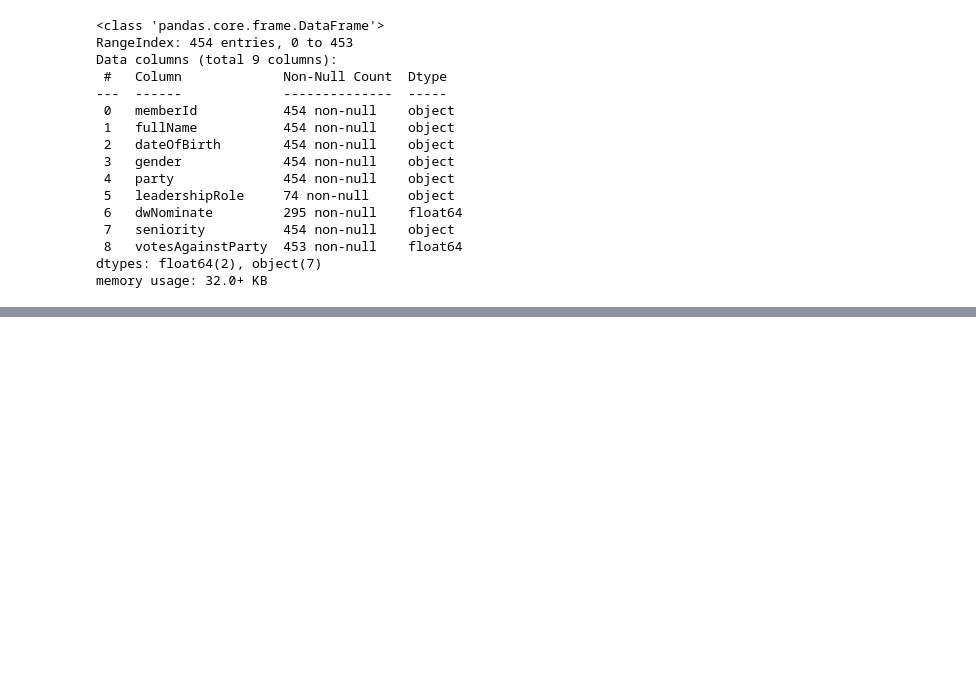
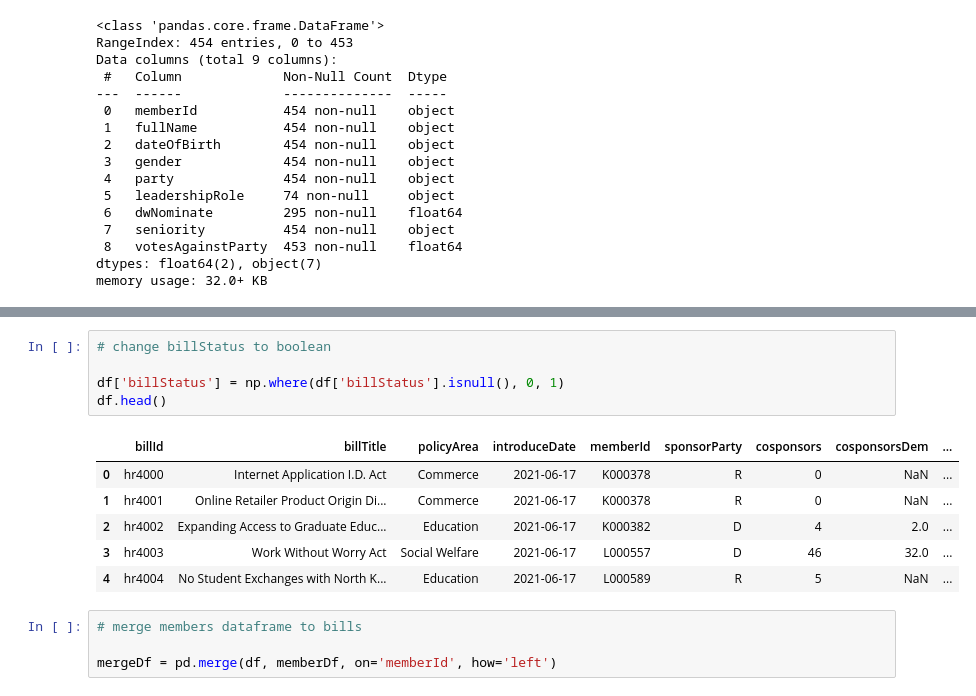
Before and after one commit to brianmulyadi/Designing-Data-Products, a Jupyter notebook: dataset.ipynb, the cells around one changed output, grey strips where cells are left out. Drawn from its saved outputs; the diff is of its cells as text; blank space fills up the shorter version.

```diff
--- a/dataset.ipynb
+++ b/dataset.ipynb
@@ -143 +168,17 @@ memory usage: 93.8+ KB
+# %%
+# change billStatus to boolean
+
+df['billStatus'] = np.where(df['billStatus'].isnull(), 0, 1)
+df.head()
+# %% [output]
+|  | billId | billTitle | policyArea | introduceDate | memberId | sponsorParty | cosponsors | cosponsorsDem | ... |
+| 0 | hr4000 | Internet Application I.D. Act | Commerce | 2021-06-17 | K000378 | R | 0 | NaN | ... |
+| 1 | hr4001 | Online Retailer Product Origin Di... | Commerce | 2021-06-17 | K000378 | R | 0 | NaN | ... |
+| 2 | hr4002 | Expanding Access to Graduate Educ... | Education | 2021-06-17 | K000382 | D | 4 | 2.0 | ... |
+| 3 | hr4003 | Work Without Worry Act | Social Welfare | 2021-06-17 | L000557 | D | 46 | 32.0 | ... |
+| 4 | hr4004 | No Student Exchanges with North K... | Education | 2021-06-17 | L000589 | R | 5 | NaN | ... |
+# %%
+# merge members dataframe to bills
+
+mergeDf = pd.merge(df, memberDf, on='memberId', how='left')
 # %%
```
Also changed, not shown: parts of 11 cells of this notebook.
